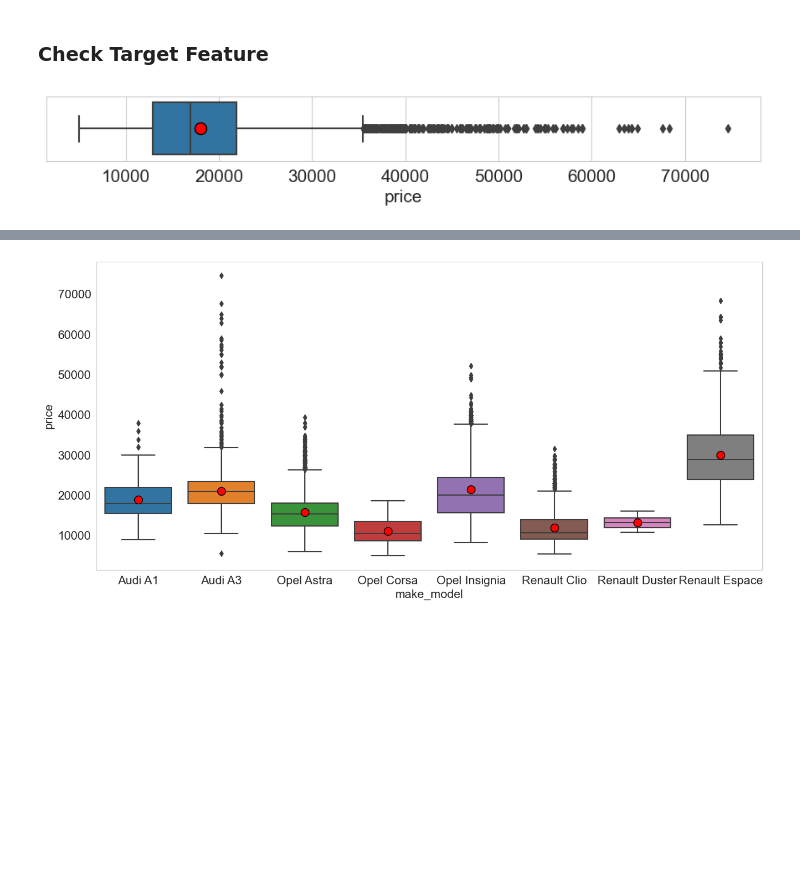
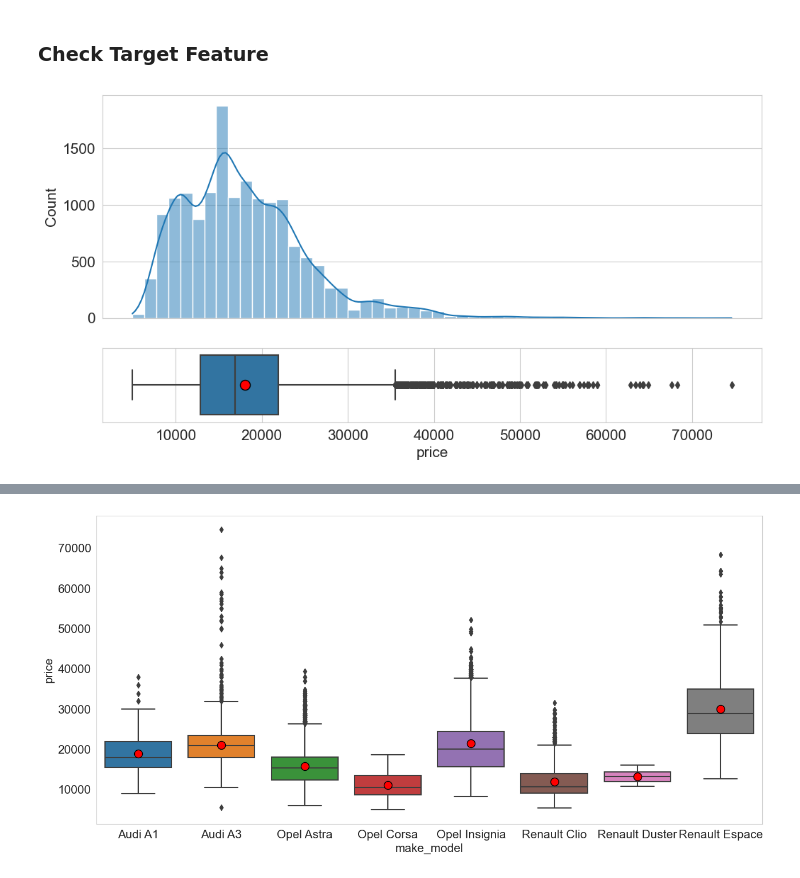
Before and after one commit to celik-muhammed/ML-Autoscout-Car-Price-Prediction-Project, a Jupyter notebook: ML-AutoScout_Multiple_Linear_Regression_with_Regularization_Part-4.ipynb, the cells around one changed output, grey strips where cells are left out. Cells and saved outputs as stored; diff of their text form; code cells hidden in the pictures; blank space fills up the shorter version.

```diff
--- a/ML-AutoScout_Multiple_Linear_Regression_with_Regularization_Part-4.ipynb
+++ b/ML-AutoScout_Multiple_Linear_Regression_with_Regularization_Part-4.ipynb
@@ -312,12 +306,12 @@ Multicolinarity Data (5, 5)
 | cons_comb | nan | nan | 0.852951 | nan | nan |
 # %% [markdown]
 ### Check Target Feature
-# %%
-plt.subplots(figsize=(11,1))
-sns.boxplot(df.price)
-plt.grid(axis='x')
-# %% [output]
-[figure, removed]
+# %%
+fig, (hist, box) = plt.subplots(nrows=2, sharex=True, gridspec_kw={'height_ratios': [3, 1]})
+sns.histplot(df['price'], bins=50, kde=True, ax=hist).grid(axis='y')
+sns.boxplot(df.price, ax=box).grid(axis='x')
+# %% [output]
+[figure, added]
 # %%
 df.groupby('make_model')[['price']].describe().T
 # %% [output]
```
Also changed, not shown: parts of 6 cells of this notebook.
